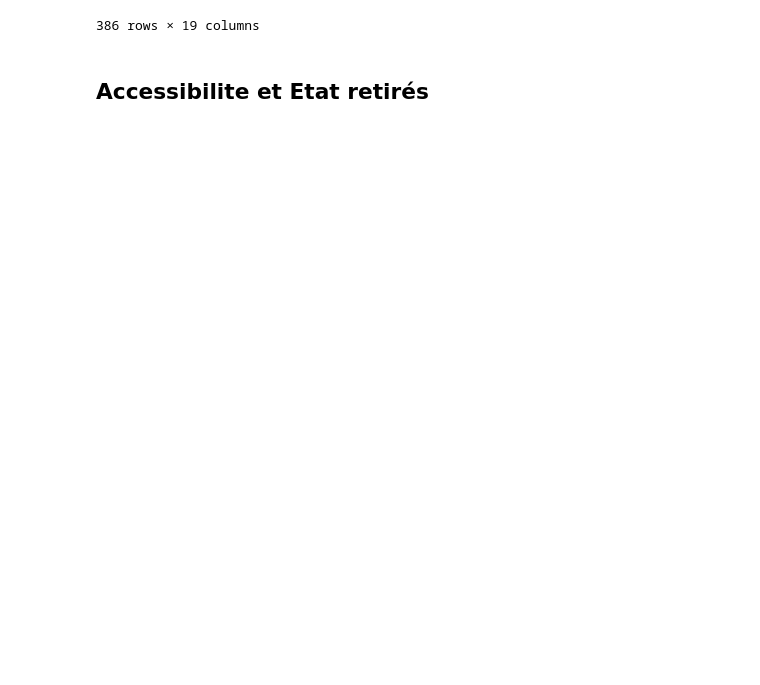
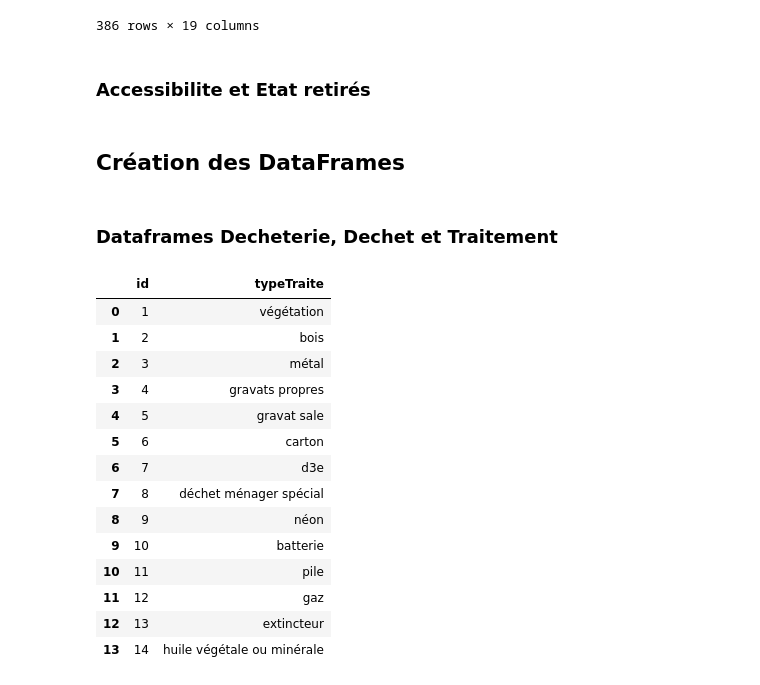
Before and after one commit to antjacquemin/cliiinkv0, a Jupyter notebook: src/DataViz.ipynb, the cells around one changed output. Cells and saved outputs as stored; diff of their text form; code cells hidden in the pictures; blank space fills up the shorter version.

```diff
--- a/src/DataViz.ipynb
+++ b/src/DataViz.ipynb
@@ -1337,10 +1340,39 @@ dataOM
 | 385 | 18054 | NaN | Bac aérien sans cache bac | 660 | 1 | Contenur | NaN | 20 boulevard de lorraine | NaN | ... |
 386 rows × 19 columns
 # %% [markdown]
-## Accessibilite et Etat retirés
+### Accessibilite et Etat retirés
 # %%
 dataOM = dataOM.drop(columns="etat")
 dataPapier = dataPapier.drop(columns=["accessibilite", "etat"])
 dataTri = dataTri.drop(columns=["accessibilite", "etat"])
 dataVerre = dataVerre.drop(columns=["accessibilite", "etat"])
 dataVetement = dataVetement.drop(columns="etat")
+# %% [markdown]
+## Création des DataFrames
+# %% [markdown]
+### Dataframes Decheterie, Dechet et Traitement
+# %%
+dictDechets = {
+    "typeTraite": ["végétation", "bois", "métal", "gravats propres", "gravat sale", "carton", "d3e", "déchet ménager spécial", "néon", "batterie", "pile", "gaz", "extincteur", "huile végétale ou minérale"],
+    "typeTraiteAbrege": ["veget", "bois", "metal", "grav_prop", "grav_sal", "carton", "d3e", "dech_men_spe", "neon", "batterie", "pile", "gaz", "extincteur", "huil_veget_mineral"]
+}
+
+dechet = pd.DataFrame(dictDechets, columns = ["id", "typeTraite"])
+dechet["id"] = dechet.index + 1 # PK en auto-increment commence à 1
+dechet
+# %% [output]
+|  | id | typeTraite |
+| 0 | 1 | végétation |
+| 1 | 2 | bois |
+| 2 | 3 | métal |
+| 3 | 4 | gravats propres |
+| 4 | 5 | gravat sale |
+| 5 | 6 | carton |
+| 6 | 7 | d3e |
+| 7 | 8 | déchet ménager spécial |
+| 8 | 9 | néon |
+| 9 | 10 | batterie |
+| 10 | 11 | pile |
+| 11 | 12 | gaz |
+| 12 | 13 | extincteur |
+| 13 | 14 | huile végétale ou minérale |
```
Also changed, not shown: parts of 24 cells of this notebook, 2 other files.
